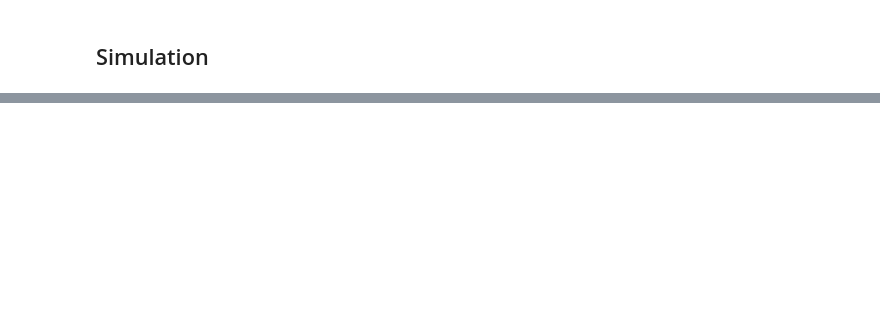
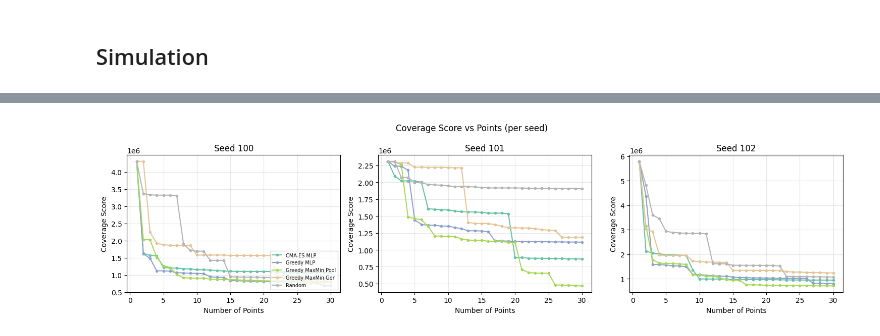
Before and after one commit to Y65NG/code, a Jupyter notebook: acasxu_dubins.ipynb, the cells around one changed output, grey strips where cells are left out. Cells and saved outputs as stored; diff of their text form; code cells hidden in the pictures; blank space fills up the shorter version.

```diff
--- a/acasxu_dubins.ipynb
+++ b/acasxu_dubins.ipynb
@@ -803,0 +1728,36 @@ NameError: name 'y_test' is not defined
+# %%
+# Per-seed Coverage Curves (to show variability)
+
+fig, axes = plt.subplots(1, len(SEEDS), figsize=(5 * len(SEEDS), 4))
+
+methods = df_results["Method"].unique()
+colors = plt.cm.Set2(np.linspace(0, 1, len(methods)))
+
+for idx, seed in enumerate(SEEDS):
+    ax = axes[idx] if len(SEEDS) > 1 else axes
+    df_seed = df_results[df_results["Seed"] == seed]
+
+    for i, method in enumerate(methods):
+        method_data = df_seed[df_seed["Method"] == method].sort_values("n_points")
+        ax.plot(
+            method_data["n_points"],
+            method_data["Coverage Score"],
+            marker="o",
+            label=method,
+            color=colors[i],
+            linewidth=1.5,
+            markersize=3,
+        )
+
+    ax.set_xlabel("Number of Points")
+    ax.set_ylabel("Coverage Score")
+    ax.set_title(f"Seed {seed}")
+    ax.grid(True, alpha=0.3)
+    if idx == 0:
+        ax.legend(fontsize=7, loc="upper right")
+
+plt.suptitle("Coverage Score vs Points (per seed)")
+plt.tight_layout()
+plt.show()
+# %% [output]
+[figure, added]
```
Also changed, not shown: parts of 33 cells of this notebook, 4 other files.
